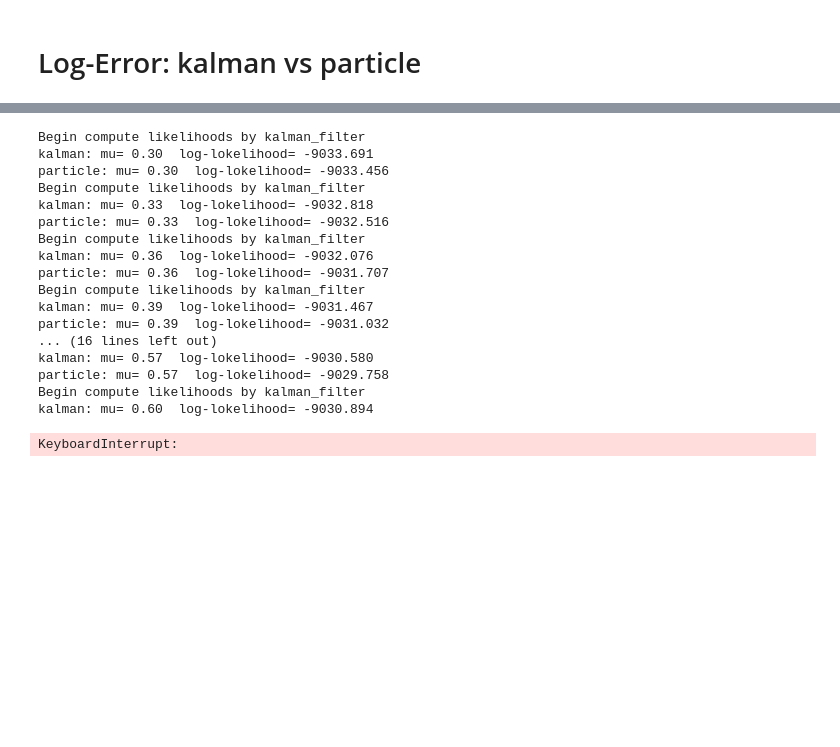
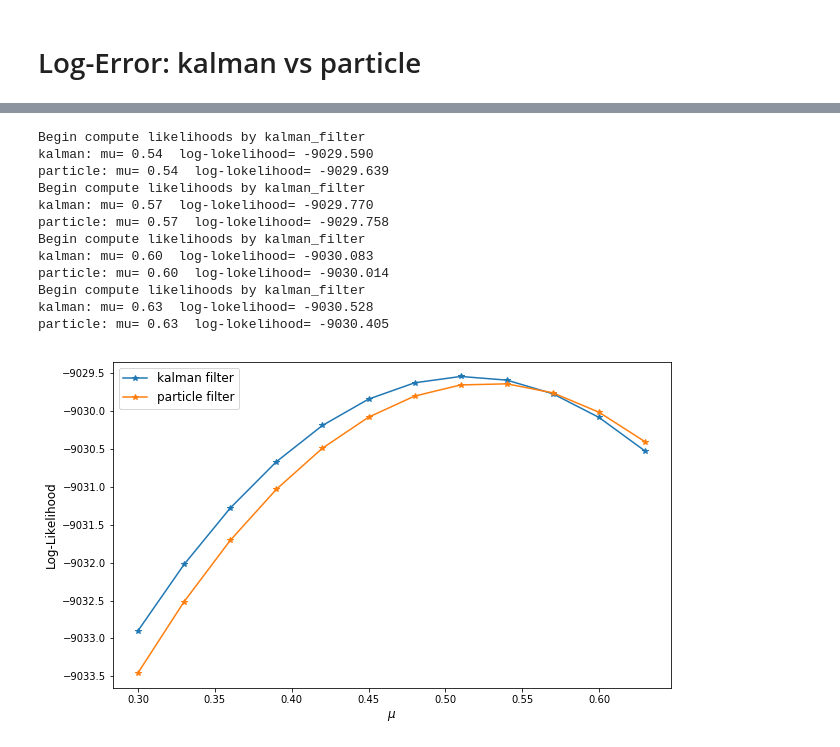
Before and after one commit to WensiDING/Particle-filters-for-Continuous-likelihood-evaluation-and-maximisation, a Jupyter notebook: AR1_Performance.ipynb, the cells around one changed output, grey strips where cells are left out. Saved outputs shown, nothing was run; the diff lists cells and outputs as text; code cells hidden in the pictures; blank space fills up the shorter version.

```diff
--- a/AR1_Performance.ipynb
+++ b/AR1_Performance.ipynb
@@ -81,19 +97,22 @@ plt.show()
 # %%
 # From guo's comptuer
 mus = [i*0.03 for i in range(10,22)]
-log_likelihoods = [[], []]
+#mus = [i*0.03 for i in range(18,22)]
+log_likelihoods_mu = [[], []]
 for mu in mus:
     A = phi_0
     b = (1 - phi_0) * mu
-    log_lkh_1, _ = Kalman_Filter.compute_log_likelihood(Y=observations_5000,
-                                    mu0=0,
-                                    V0=1,
+    log_lkh_1, _ = Kalman_Filter.compute_log_likelihood(Y=observations_5000[1:],
+                                    mu0=b,
+                                    V0=sigma_eta_square_0,
                                     A=A,
                                     b=b,
                                     V=sigma_eta_square_0,
                                     V_epi=sigma_epsilon_square_0)
+    p0 = norm.pdf(observations_5000[0], loc=0, scale=np.sqrt(sigma_epsilon_square_0))
+    log_lkh_1 += np.log(p0)
     print("kalman: mu= %0.2f" % mu, " log-lokelihood= %0.3f" % log_lkh_1)
-    log_likelihoods[0].append(log_lkh_1)
+    log_likelihoods_mu[0].append(log_lkh_1)
 
     initial_particles = initial_particle(N=N)
     likelihoods_particle = particle_filter(observations=observations_5000,
@@ -107,23 +126,28 @@ for mu in mus:
                                   N=N,seed=1234)
     log_lkh_2 = np.sum(np.log(likelihoods_particle))
     print("particle: mu= %0.2f" % mu, " log-lokelihood= %0.3f" % log_lkh_2)
-    log_likelihoods[1].append(log_lkh_2)
+    log_likelihoods_mu[1].append(log_lkh_2)
 # %% [output]
 Begin compute likelihoods by kalman_filter
-kalman: mu= 0.30  log-lokelihood= -9033.691
-particle: mu= 0.30  log-lokelihood= -9033.456
+kalman: mu= 0.54  log-lokelihood= -9029.590
+particle: mu= 0.54  log-lokelihood= -9029.639
 Begin compute likelihoods by kalman_filter
-kalman: mu= 0.33  log-lokelihood= -9032.818
-particle: mu= 0.33  log-lokelihood= -9032.516
-Begin compute likelihoods by kalman_filter
-kalman: mu= 0.36  log-lokelihood= -9032.076
-particle: mu= 0.36  log-lokelihood= -9031.707
-Begin compute likelihoods by kalman_filter
-kalman: mu= 0.39  log-lokelihood= -9031.467
-particle: mu= 0.39  log-lokelihood= -9031.032
-... (16 lines left out)
-kalman: mu= 0.57  log-lokelihood= -9030.580
+kalman: mu= 0.57  log-lokelihood= -9029.770
 particle: mu= 0.57  log-lokelihood= -9029.758
 Begin compute likelihoods by kalman_filter
-kalman: mu= 0.60  log-lokelihood= -9030.894
+kalman: mu= 0.60  log-lokelihood= -9030.083
+particle: mu= 0.60  log-lokelihood= -9030.014
+Begin compute likelihoods by kalman_filter
+kalman: mu= 0.63  log-lokelihood= -9030.528
+particle: mu= 0.63  log-lokelihood= -9030.405
-KeyboardInterrupt:
+# %%
+plt.figure(figsize=(10, 6))
+plt.plot(mus, log_likelihoods_mu[0], '-*',label='kalman filter')
+plt.plot(mus, log_likelihoods_mu[1], '*-',label='particle filter')
+plt.xlabel(r'$\mu$', fontsize=12)
+plt.ylabel('Log-Likelihood', fontsize=12)
+plt.legend(fontsize=12)
+plt.savefig('image/mu_log_likelihood_300_5000.png')
+plt.show()
+# %% [output]
+[figure, added]
```
Also changed, not shown: parts of 15 cells of this notebook, 10 other files.
